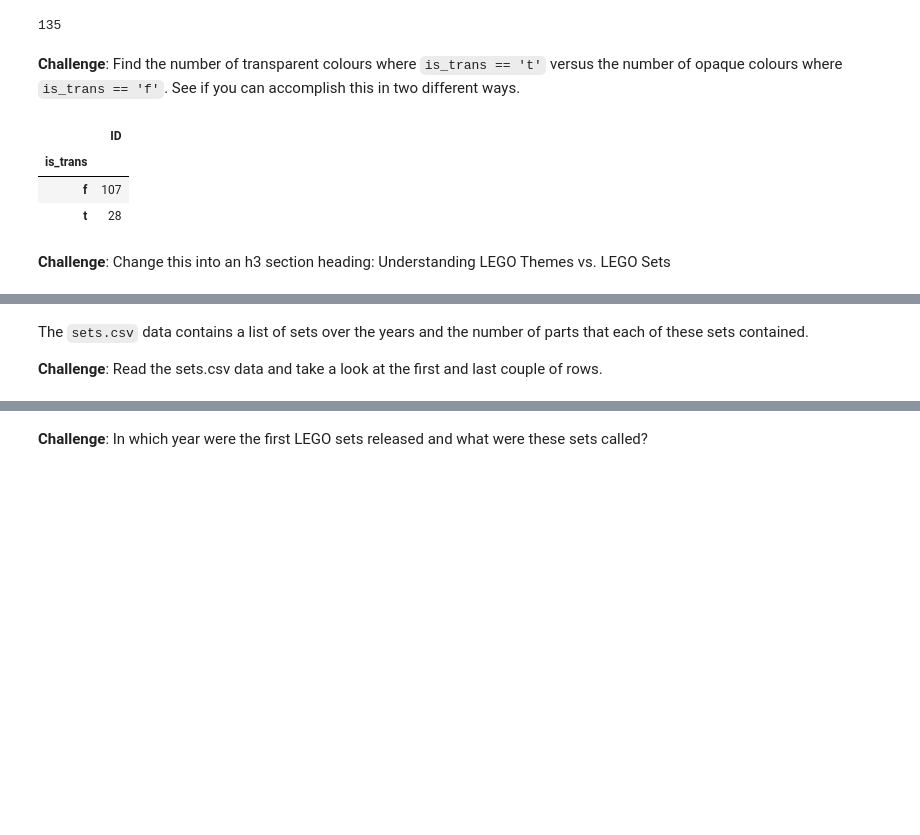
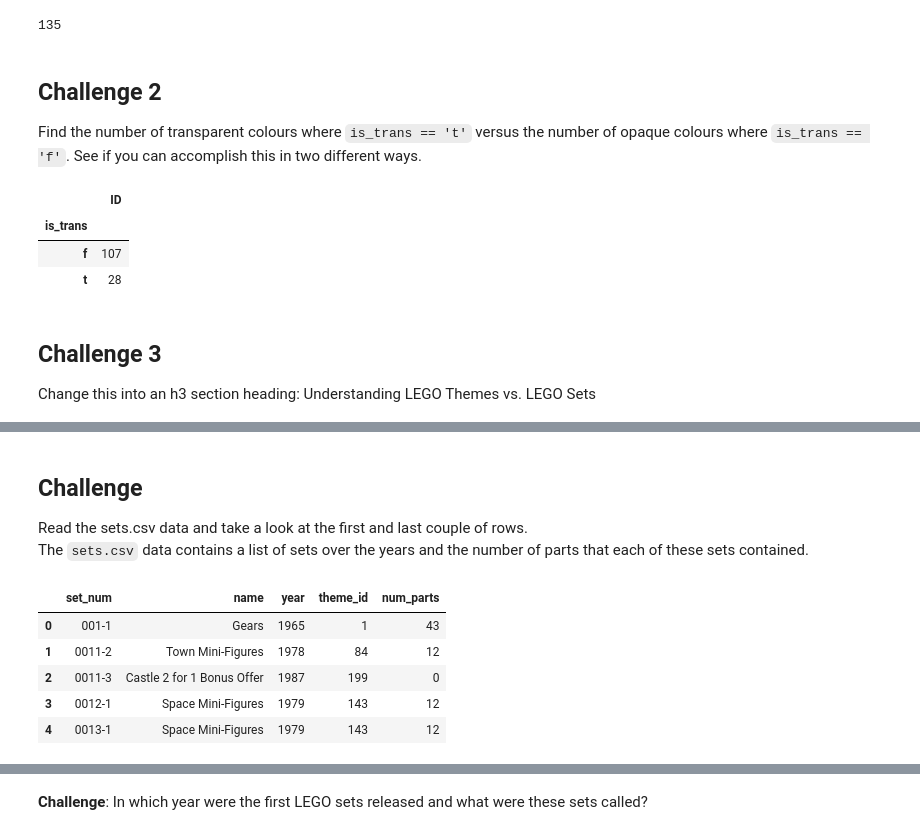
Before and after one commit to shane-221/100_days_of_python, a Jupyter notebook: 74_Day_74_ Aggregate_And_Merge_Data/Lego_Analysis_for_Course_(start).ipynb, the cells around one changed output, grey strips where cells are left out. Saved outputs shown, nothing was run; the diff lists cells and outputs as text; code cells hidden in the pictures; blank space fills up the shorter version.

Commit message:
Part 2 : Sections 1 and 2

```diff
--- a/74_Day_74_ Aggregate_And_Merge_Data/Lego_Analysis_for_Course_(start).ipynb
+++ b/74_Day_74_ Aggregate_And_Merge_Data/Lego_Analysis_for_Course_(start).ipynb
@@ -60,6 +60,6 @@ dataset["Name"].nunique(dropna=True)
 # %% [markdown]
 
 
-**Challenge**: Find the number of transparent colours where <code>is_trans == 't'</code> versus the number of opaque colours where <code>is_trans == 'f'</code>. See if you can accomplish this in two different ways.
+<h2><div>Challenge 2<div></h2> Find the number of transparent colours where <code>is_trans == 't'</code> versus the number of opaque colours where <code>is_trans == 'f'</code>. See if you can accomplish this in two different ways.
 # %%
 # Find ing the number of transparent colours from dataset. One way to do this:
@@ -76,7 +76,7 @@ dataset.groupby("is_trans")[["ID"]].count()
 # %% [markdown]
 
 
-**Challenge**: Change this into an h3 section heading: Understanding LEGO Themes vs. LEGO Sets
+<h2><div>Challenge 3<div></h2> Change this into an h3 section heading: Understanding LEGO Themes vs. LEGO Sets
 # %% [markdown]
 
 
@@ -88,6 +88,22 @@ dataset.groupby("is_trans")[["ID"]].count()
 
 <img src="https://i.imgur.com/whB1olq.png">
 # %% [markdown]
+
+
+<h2><div>Challenge<div></h2> Read the sets.csv data and take a look at the first and last couple of rows.
+
 The <code>sets.csv</code> data contains a list of sets over the years and the number of parts that each of these sets contained.
-
-**Challenge**: Read the sets.csv data and take a look at the first and last couple of rows.
+# %%
+url2= "https://raw.githubusercontent.com/shane-221/100_days_of_python/refs/heads/main/74_Day_74_%20Aggregate_And_Merge_Data/data/sets.csv"
+
+# Getting the data
+dataset2 =pd.read_csv(url2)
+# the first few values
+dataset2.head()
+# %% [output]
+|  | set_num | name | year | theme_id | num_parts |
+| 0 | 001-1 | Gears | 1965 | 1 | 43 |
+| 1 | 0011-2 | Town Mini-Figures | 1978 | 84 | 12 |
+| 2 | 0011-3 | Castle 2 for 1 Bonus Offer | 1987 | 199 | 0 |
+| 3 | 0012-1 | Space Mini-Figures | 1979 | 143 | 12 |
+| 4 | 0013-1 | Space Mini-Figures | 1979 | 143 | 12 |
```
Also changed, not shown: parts of 7 cells of this notebook.
